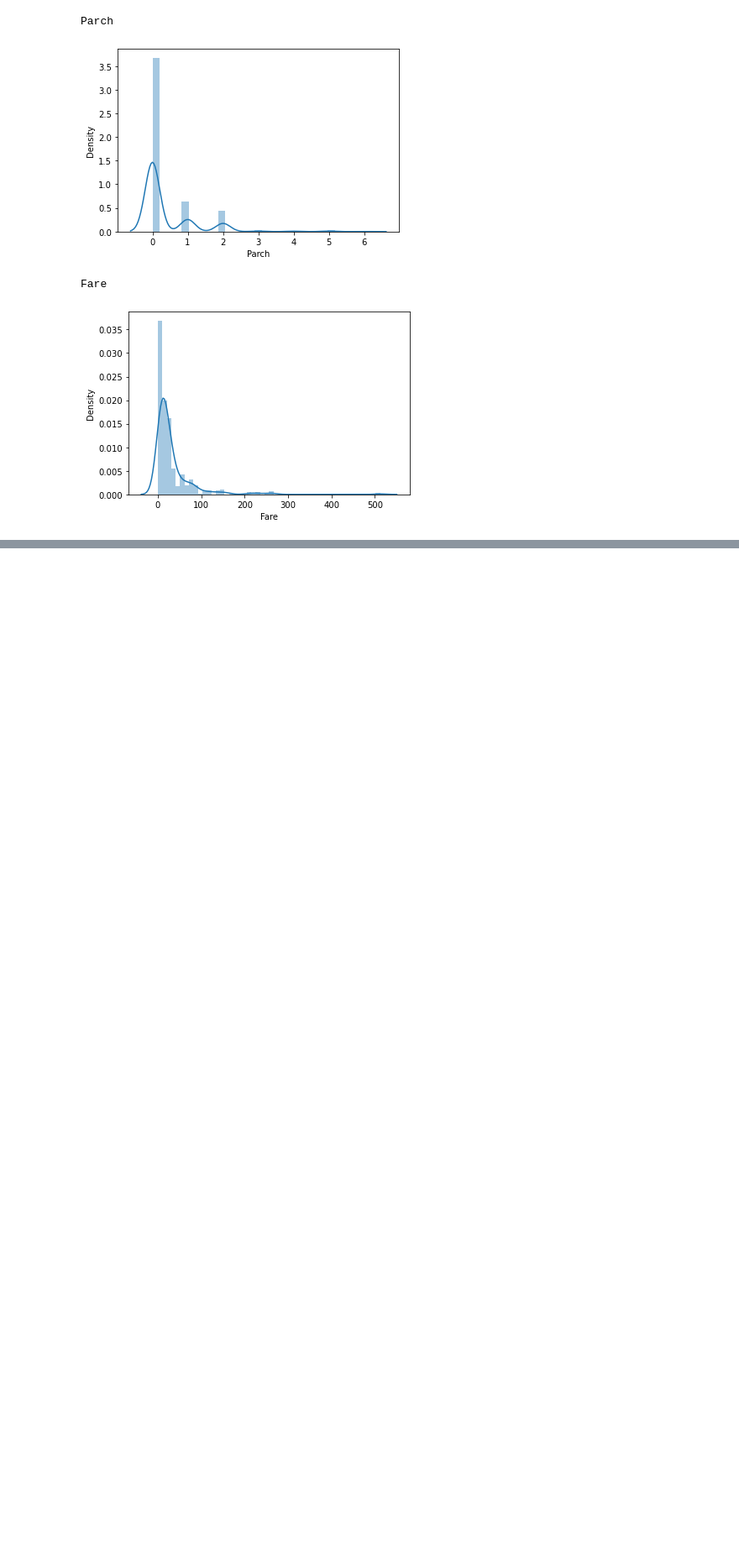
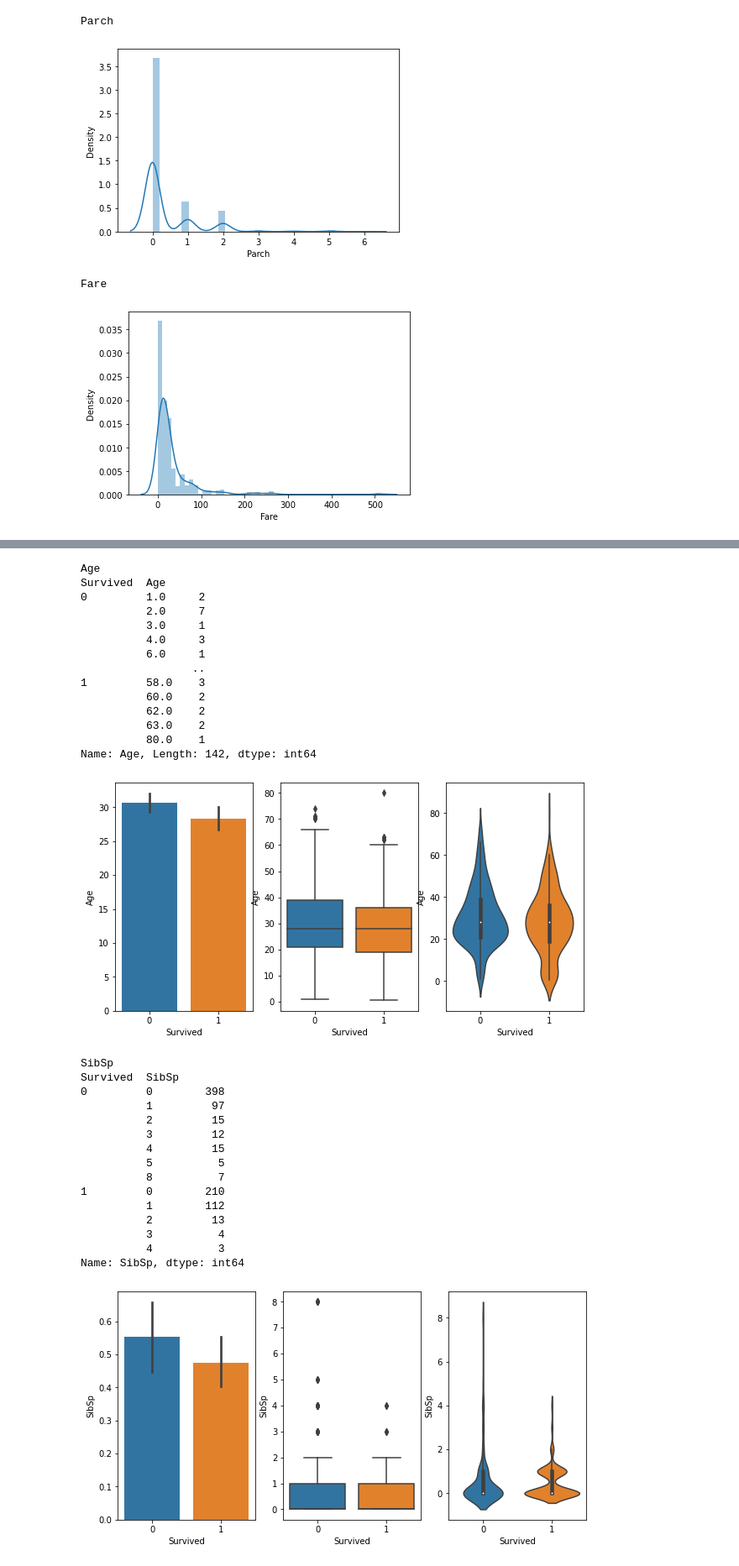
Before and after one commit to adipratyush8/ML-AI-Training, a Jupyter notebook: Apps/Machine Learning/Logistic Regression/LogisticRegression(Titanic).ipynb, the cells around one changed output, grey strips where cells are left out. Shown at 84% size. Drawn from its saved outputs; the diff is of its cells as text; code cells hidden in the pictures; blank space fills up the shorter version.

```diff
--- a/Apps/Machine Learning/Logistic Regression/LogisticRegression(Titanic).ipynb
+++ b/Apps/Machine Learning/Logistic Regression/LogisticRegression(Titanic).ipynb
@@ -195,0 +235,46 @@ Fare
+# %%
+def num_bivariate(col):
+    print(col)
+    print(df.groupby(target)[col].value_counts().sort_index())
+    plt.figure(figsize=(10,5))
+    plt.subplot(1,3,1)
+    sns.barplot(data=df,x=target,y=col)
+    plt.subplot(1,3,2)
+    sns.boxplot(data=df,x=target,y=col)
+    plt.subplot(1,3,3)
+    sns.violinplot(data=df,x=target,y=col)
+    plt.show()
+for col in num_cols:
+    num_bivariate(col)
+# %% [output]
+Age
+Survived  Age
+0         1.0     2
+          2.0     7
+          3.0     1
+          4.0     3
+          6.0     1
+                 ..
+1         58.0    3
+          60.0    2
+          62.0    2
+          63.0    2
+          80.0    1
+Name: Age, Length: 142, dtype: int64
+[figure, added]
+SibSp
+Survived  SibSp
+0         0        398
+          1         97
+          2         15
+          3         12
+          4         15
+          5          5
+          8          7
+1         0        210
+          1        112
+          2         13
+          3          4
+          4          3
+Name: SibSp, dtype: int64
+[figure, added]
```
Also changed, not shown: parts of 62 cells of this notebook, 2 other files.
